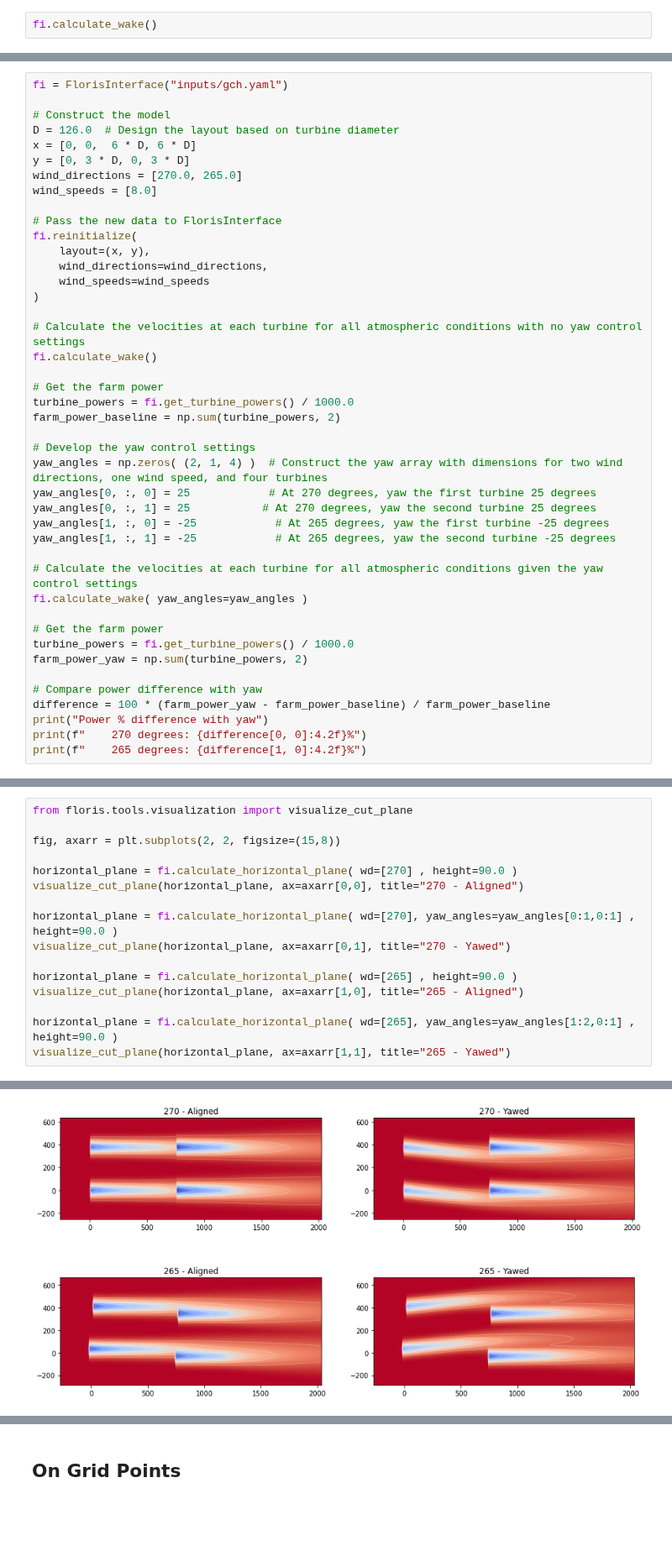
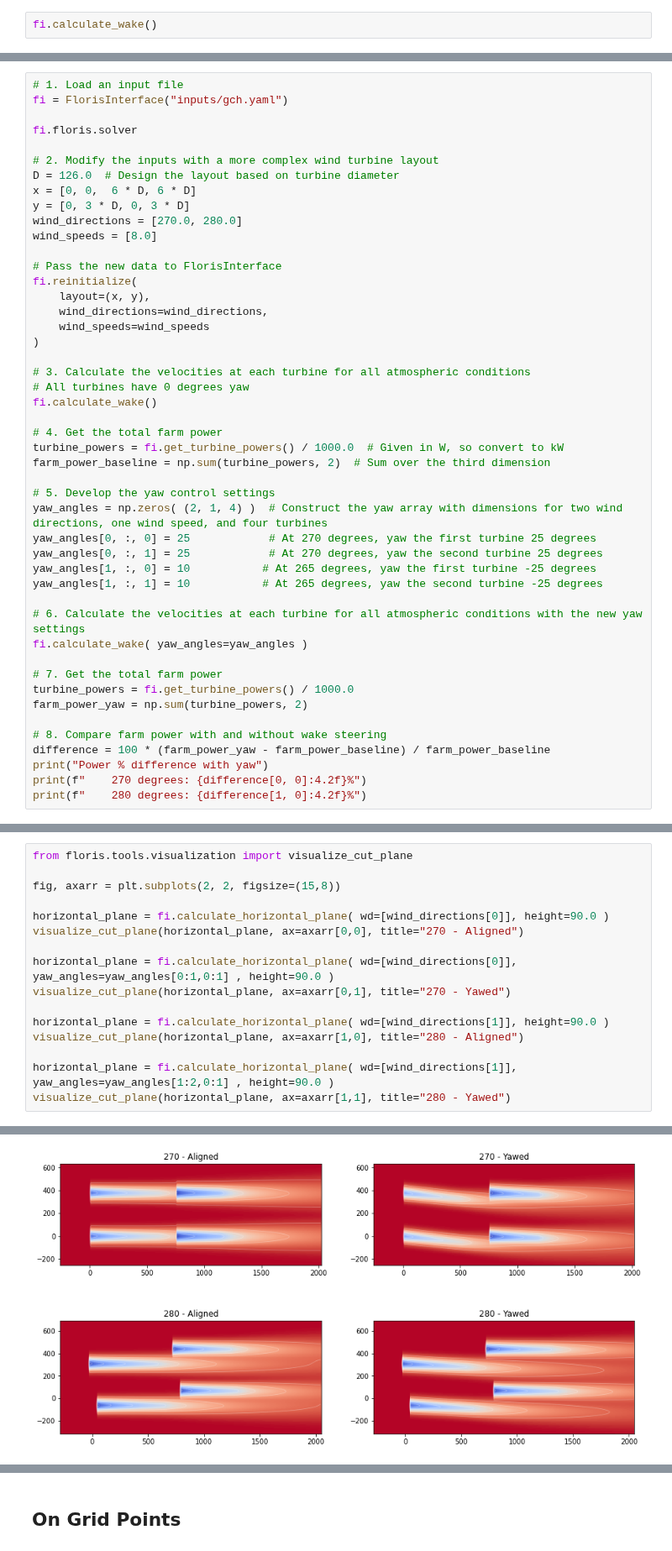
Before and after one commit to NREL/floris, a Jupyter notebook: examples/00_getting_started.ipynb, the cells around one changed output, grey strips where cells are left out. Shown at 84% size. Saved outputs shown, nothing was run; the diff lists cells and outputs as text; blank space fills up the shorter version.

```diff
--- a/examples/00_getting_started.ipynb
+++ b/examples/00_getting_started.ipynb
@@ -210,11 +243,14 @@ Let's put it all together. The following code does the following:
 # %%
+# 1. Load an input file
 fi = FlorisInterface("inputs/gch.yaml")
 
-# Construct the model
+fi.floris.solver
+
+# 2. Modify the inputs with a more complex wind turbine layout
 D = 126.0  # Design the layout based on turbine diameter
 x = [0, 0,  6 * D, 6 * D]
 y = [0, 3 * D, 0, 3 * D]
-wind_directions = [270.0, 265.0]
+wind_directions = [270.0, 280.0]
 wind_speeds = [8.0]
 
 # Pass the new data to FlorisInterface
@@ -224,32 +260,33 @@ fi.reinitialize(
     wind_speeds=wind_speeds
 )
 
-# Calculate the velocities at each turbine for all atmospheric conditions with no yaw control settings
+# 3. Calculate the velocities at each turbine for all atmospheric conditions
+# All turbines have 0 degrees yaw
 fi.calculate_wake()
 
-# Get the farm power
-turbine_powers = fi.get_turbine_powers() / 1000.0
-farm_power_baseline = np.sum(turbine_powers, 2)
+# 4. Get the total farm power
+turbine_powers = fi.get_turbine_powers() / 1000.0  # Given in W, so convert to kW
+farm_power_baseline = np.sum(turbine_powers, 2)  # Sum over the third dimension
 
-# Develop the yaw control settings
+# 5. Develop the yaw control settings
 yaw_angles = np.zeros( (2, 1, 4) )  # Construct the yaw array with dimensions for two wind directions, one wind speed, and four turbines
 yaw_angles[0, :, 0] = 25            # At 270 degrees, yaw the first turbine 25 degrees
-yaw_angles[0, :, 1] = 25           # At 270 degrees, yaw the second turbine 25 degrees
-yaw_angles[1, :, 0] = -25            # At 265 degrees, yaw the first turbine -25 degrees
-yaw_angles[1, :, 1] = -25            # At 265 degrees, yaw the second turbine -25 degrees
+yaw_angles[0, :, 1] = 25            # At 270 degrees, yaw the second turbine 25 degrees
+yaw_angles[1, :, 0] = 10           # At 265 degrees, yaw the first turbine -25 degrees
+yaw_angles[1, :, 1] = 10           # At 265 degrees, yaw the second turbine -25 degrees
 
-# Calculate the velocities at each turbine for all atmospheric conditions given the yaw control settings
+# 6. Calculate the velocities at each turbine for all atmospheric conditions with the new yaw settings
 fi.calculate_wake( yaw_angles=yaw_angles )
 
-# Get the farm power
+# 7. Get the total farm power
 turbine_powers = fi.get_turbine_powers() / 1000.0
 farm_power_yaw = np.sum(turbine_powers, 2)
 
-# Compare power difference with yaw
+# 8. Compare farm power with and without wake steering
 difference = 100 * (farm_power_yaw - farm_power_baseline) / farm_power_baseline
 print("Power % difference with yaw")
 print(f"    270 degrees: {difference[0, 0]:4.2f}%")
-print(f"    265 degrees: {difference[1, 0]:4.2f}%")
+print(f"    280 degrees: {difference[1, 0]:4.2f}%")
 # %% [output]
 Power % difference with yaw
     270 degrees: 7.39%
@@ -269,20 +312,20 @@ the farm is rotated so that the wind is coming from the left (west) in both case
 # %%
 from floris.tools.visualization import visualize_cut_plane
 
 fig, axarr = plt.subplots(2, 2, figsize=(15,8))
 
-horizontal_plane = fi.calculate_horizontal_plane( wd=[270] , height=90.0 )
+horizontal_plane = fi.calculate_horizontal_plane( wd=[wind_directions[0]], height=90.0 )
 visualize_cut_plane(horizontal_plane, ax=axarr[0,0], title="270 - Aligned")
 
-horizontal_plane = fi.calculate_horizontal_plane( wd=[270], yaw_angles=yaw_angles[0:1,0:1] , height=90.0 )
+horizontal_plane = fi.calculate_horizontal_plane( wd=[wind_directions[0]], yaw_angles=yaw_angles[0:1,0:1] , height=90.0 )
 visualize_cut_plane(horizontal_plane, ax=axarr[0,1], title="270 - Yawed")
 
-horizontal_plane = fi.calculate_horizontal_plane( wd=[265] , height=90.0 )
-visualize_cut_plane(horizontal_plane, ax=axarr[1,0], title="265 - Aligned")
+horizontal_plane = fi.calculate_horizontal_plane( wd=[wind_directions[1]], height=90.0 )
+visualize_cut_plane(horizontal_plane, ax=axarr[1,0], title="280 - Aligned")
 
-horizontal_plane = fi.calculate_horizontal_plane( wd=[265], yaw_angles=yaw_angles[1:2,0:1] , height=90.0 )
-visualize_cut_plane(horizontal_plane, ax=axarr[1,1], title="265 - Yawed")
+horizontal_plane = fi.calculate_horizontal_plane( wd=[wind_directions[1]], yaw_angles=yaw_angles[1:2,0:1] , height=90.0 )
+visualize_cut_plane(horizontal_plane, ax=axarr[1,1], title="280 - Yawed")
 # %% [output]
 <matplotlib.collections.QuadMesh at 0x...>
-[figure, old version]
+[figure, new version]
 # %% [markdown]
```
Also changed, not shown: parts of 29 cells of this notebook, 12 other files.
